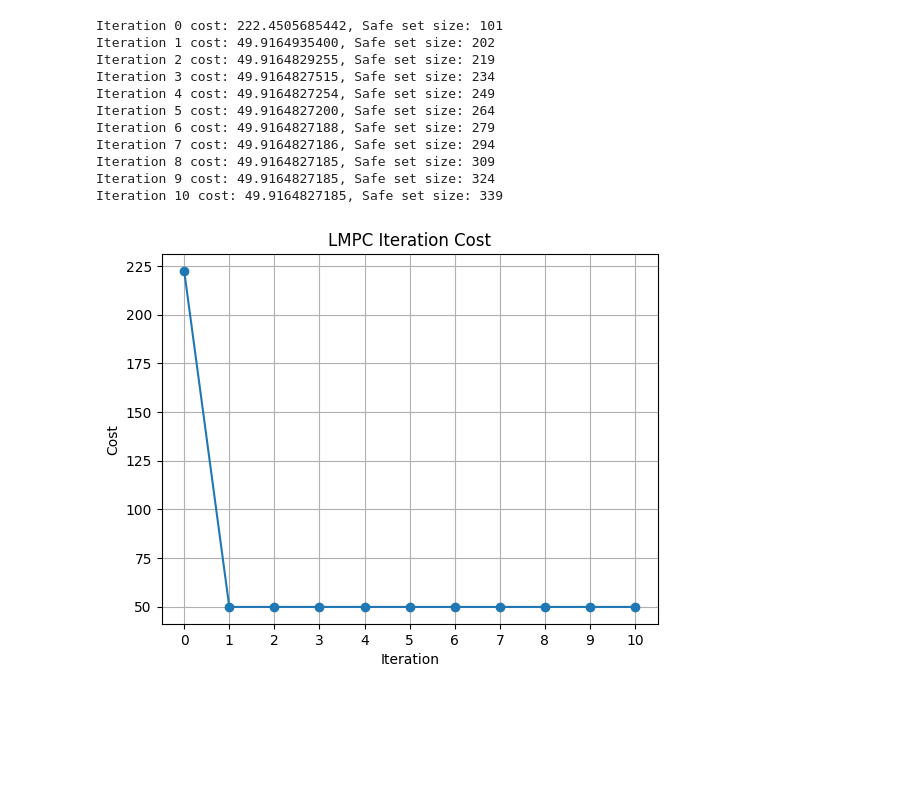
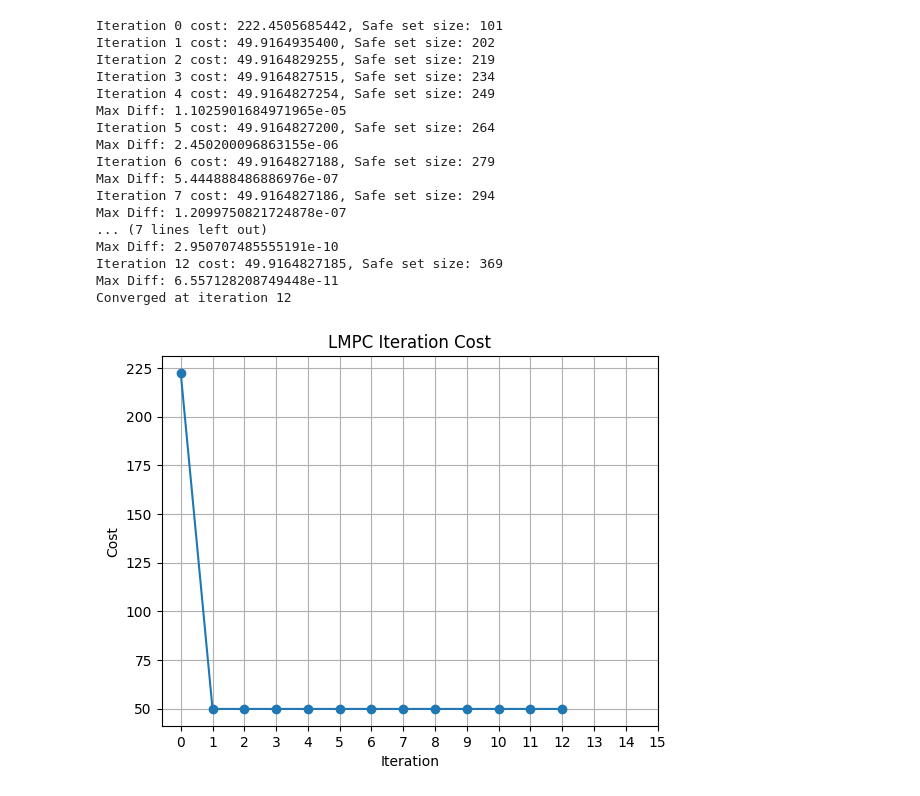
Before and after one commit to andrewyzhuang/mae271D, a Jupyter notebook: Test_2_LPMC.ipynb, the cells around one changed output. Cells and saved outputs as stored; diff of their text form; code cells hidden in the pictures; blank space fills up the shorter version.

```diff
--- a/Test_2_LPMC.ipynb
+++ b/Test_2_LPMC.ipynb
@@ -14,6 +10,7 @@ import numpy as np
 import cvxpy as cp
 import casadi as ca
 import matplotlib.pyplot as plt
+from scipy.spatial import ConvexHull, Delaunay
 
 # LMPC for Constrained LQR in Python (Single Script Version)
 # System parameters
@@ -30,7 +27,7 @@ u_max = np.array([1])
 x0 = np.array([-3.95, -0.05])
 xF = np.zeros(2)
 N = 4
-max_iters = 10
+max_iters = 15
 tol = 1e-4
 # Function to compute initial feasible trajectory using a naive controller
 def initial_trajectory(A, B, Q, R, x0, xF, u_min, u_max, tol, max_steps = 100):
@@ -66,6 +63,23 @@ def compute_cost_to_go(x_traj, u_traj, Q, R):
     return np.array(costs)
 
 # LMPC solver with soft terminal cost
+def trim_to_convex_hull(ss_x, ss_cost, n_extra=3):
+  if len(ss_x) <= 2:
+      return ss_x, ss_cost
+  points = np.array(ss_x)
+  try:
+      hull = ConvexHull(points)
+      indices = list(hull.vertices)
+
+      # Add the lowest-cost interior points
+      remaining = list(set(range(len(ss_x))) - set(indices))
+      remaining_sorted = sorted(remaining, key=lambda i: ss_cost[i])
+      extra = remaining_sorted[:n_extra]
+
+      final_indices = indices + extra
+      return [ss_x[i] for i in final_indices], [ss_cost[i] for i in final_indices]
+  except:
+      return ss_x, ss_cost
 
 def solve_lmpc_casadi(A, B, Q, R, N, x0, ss_x, ss_cost, x_min, x_max, u_min, u_max):
     n = A.shape[0]
@@ -191,11 +205,25 @@ for j in range(max_iters):
     u_traj = np.array(traj_u)
     ss_x.extend(x_traj)
     ss_cost.extend(compute_cost_to_go(x_traj, u_traj, Q, R))
+    # # Trim safe set to convex hull
+    ss_x, ss_cost = trim_to_convex_hull(ss_x, ss_cost)
+
 
     cost = sum(x.T @ Q @ x + u.T @ R @ u for x, u in zip(x_traj[:-1], u_traj)) + x_traj[-1].T @ Q @ x_traj[-1]
     all_costs.append(cost)
     all_trajectories.append(x_traj)
     print(f"Iteration {j+1} cost: {cost:.10f}, Safe set size: {len(ss_x)}")
+
+    if j > 0:
+        prev = all_trajectories[-2]
+        curr = all_trajectories[-1]
+        if len(prev) == len(curr):
+            # find maximum L2 norm
+            max_diff = np.max([np.linalg.norm(x1 - x2) for x1, x2 in zip(prev, curr)])
+            print(f"Max Diff: {max_diff}")
+            if max_diff < 1e-10:
+                print(f"Converged at iteration {j+1}")
+                break
 
 all_costs.insert(0, init_cost.item())
 
@@ -208,34 +236,40 @@ plt.xlabel('Iteration')
 plt.ylabel('Cost')
 plt.title('LMPC Iteration Cost')
 plt.grid(True)
 plt.show()
 
 # Plot trajectories
 plt.figure()
 x_plot = np.array(init_x_traj)
 plt.plot(x_plot[:, 0], x_plot[:, 1], label=f"Iter {0}")
 for j, x_traj in enumerate(all_trajectories):
     x_plot = np.array(x_traj)
     if j == 9:
       plt.plot(x_plot[:, 0], x_plot[:, 1], label=f"Iter 10", color='red')
     else:
       plt.plot(x_plot[:, 0], x_plot[:, 1], label=f"Iter {j+1}")
 plt.xlabel('x1')
 plt.ylabel('x2')
 plt.title('State Trajectories over Iterations')
 plt.legend()
 plt.grid(True)
 plt.show()
 # %% [output]
 Iteration 0 cost: 222.4505685442, Safe set size: 101
 Iteration 1 cost: 49.9164935400, Safe set size: 202
 Iteration 2 cost: 49.9164829255, Safe set size: 219
 Iteration 3 cost: 49.9164827515, Safe set size: 234
 Iteration 4 cost: 49.9164827254, Safe set size: 249
+Max Diff: 1.1025901684971965e-05
 Iteration 5 cost: 49.9164827200, Safe set size: 264
+Max Diff: 2.450200096863155e-06
 Iteration 6 cost: 49.9164827188, Safe set size: 279
+Max Diff: 5.444888486886976e-07
 Iteration 7 cost: 49.9164827186, Safe set size: 294
-Iteration 8 cost: 49.9164827185, Safe set size: 309
-Iteration 9 cost: 49.9164827185, Safe set size: 324
-Iteration 10 cost: 49.9164827185, Safe set size: 339
+Max Diff: 1.2099750821724878e-07
+... (7 lines left out)
+Max Diff: 2.950707485555191e-10
+Iteration 12 cost: 49.9164827185, Safe set size: 369
+Max Diff: 6.557128208749448e-11
+Converged at iteration 12
-[figure, old version]
+[figure, new version]
```
Also changed, not shown: parts of 2 cells of this notebook, 1 other file.
